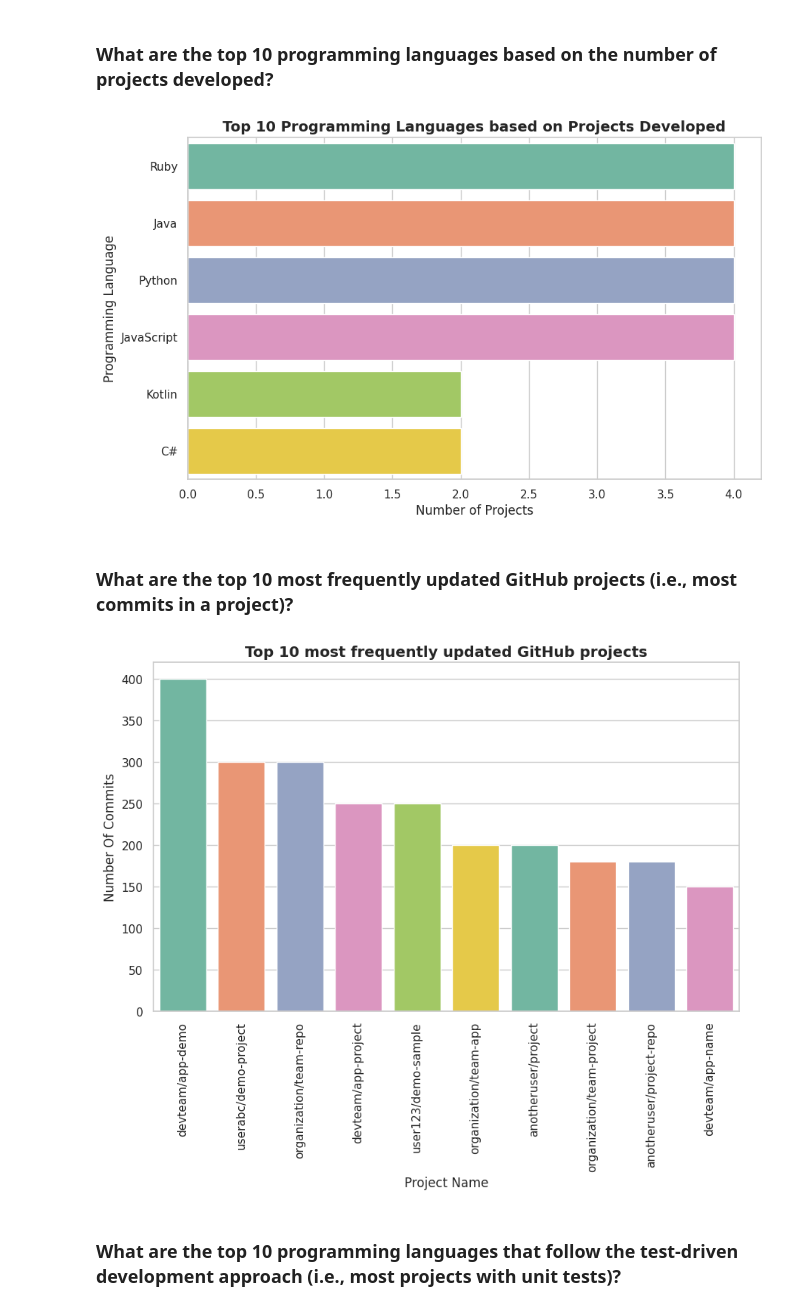
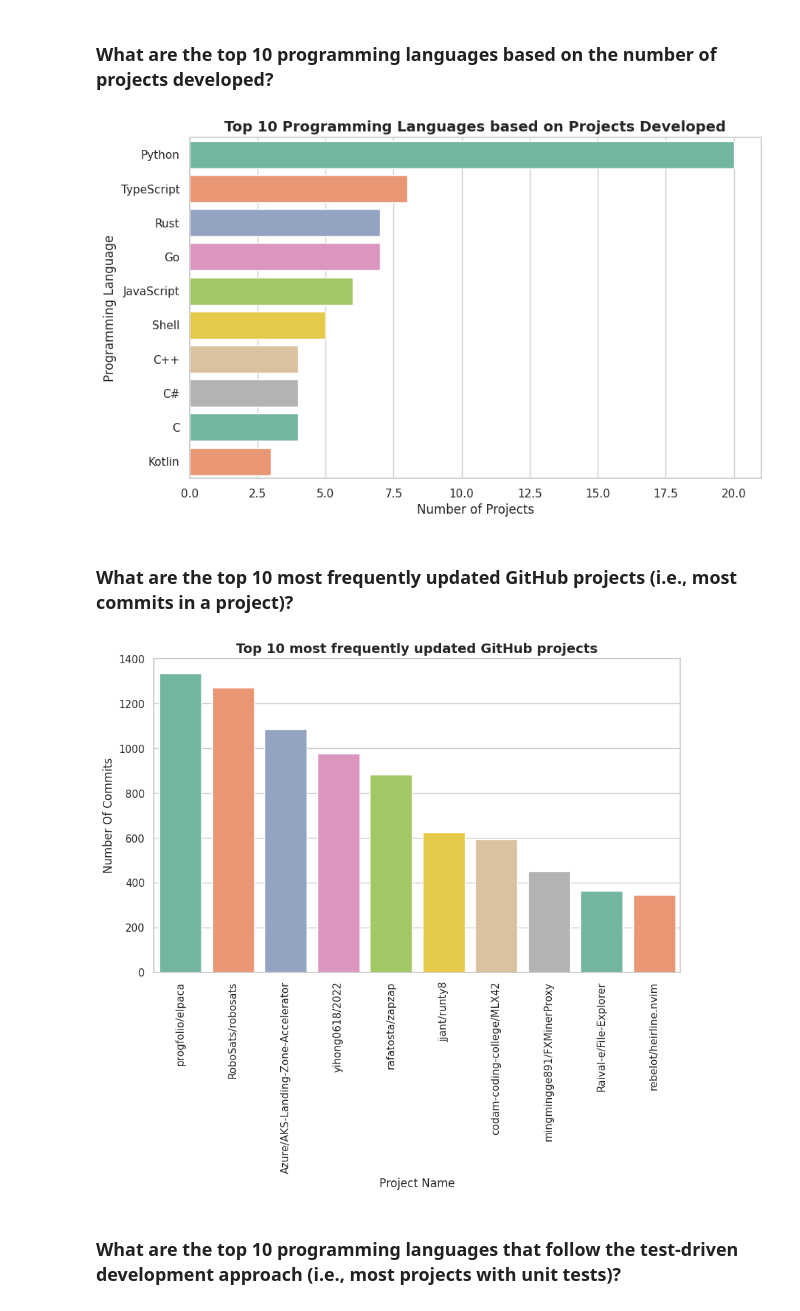
Before and after one commit to Steven01310131/Github-analytic-system-using-pulsar, a Jupyter notebook: Analysis_Section.ipynb, the cells around one changed output. Cells and saved outputs as stored; diff of their text form; code cells hidden in the pictures.

Commit message:
Add database connection

```diff
--- a/Analysis_Section.ipynb
+++ b/Analysis_Section.ipynb
@@ -6,11 +6,27 @@ import seaborn as sns
 import matplotlib.pyplot as plt
 # %%
 #Establish a connection to your MongoDB server
-client = MongoClient('130.238.28.32', 27017)
+# client = MongoClient('130.238.29.169', 27017)
+
+from pymongo import MongoClient
+
+# MongoDB connection details
+host = '130.238.29.169'
+port = 27017
+username = 'root'
+password = 'example'
+database = 'mydatabase_test'
+
+# Create the MongoDB URI with authentication
+uri = f"mongodb://{username}:{password}@{host}:{port}"
+
+# Establish a connection to your MongoDB server with authentication
+client = MongoClient(uri)
+
+# Now you can work with the authenticated connection
+# For example, you can access collections in the database
+db = client[database]
+collection = db['repositories_test']
-# %%
-#Access the desired collection in your database
-db = client.sample_data
-collection = db.Test_data
 # %% [markdown]
 ### What are the top 10 programming languages based on the number of projects developed?
 # %%
@@ -41,7 +57,7 @@ plt.ylabel("Programming Language", fontsize=12)
 plt.title("Top 10 Programming Languages based on Projects Developed", fontsize=14, fontweight='bold')
 plt.show()
 # %% [output]
-[figure, old version]
+[figure, new version]
 # %% [markdown]
 ### What are the top 10 most frequently updated GitHub projects (i.e., most commits in a project)?
 # %%
@@ -55,18 +71,18 @@ for doc in top_projects:
     proj_counts.append(doc['commits'])
 # %%
 #Set a customized color palette
-color_palette = sns.color_palette("Set2", len(languages))
+color_palette = sns.color_palette("Set2", len(projects))
 # Create a bar plot using Seaborn
 sns.set(style="whitegrid")
 plt.figure(figsize=(10, 6))
 sns.barplot(x=projects, y=proj_counts, palette=color_palette)
 plt.xlabel("Project Name", fontsize=12)
 plt.ylabel("Number Of Commits", fontsize=12)
 plt.title("Top 10 most frequently updated GitHub projects", fontsize=14, fontweight='bold')
 plt.xticks(rotation=90)
 plt.show()
 # %% [output]
-[figure, old version]
+[figure, new version]
 # %% [markdown]
 ### What are the top 10 programming languages that follow the test-driven development approach (i.e., most projects with unit tests)?
 # %%
```
Also changed, not shown: parts of 2 cells of this notebook.
